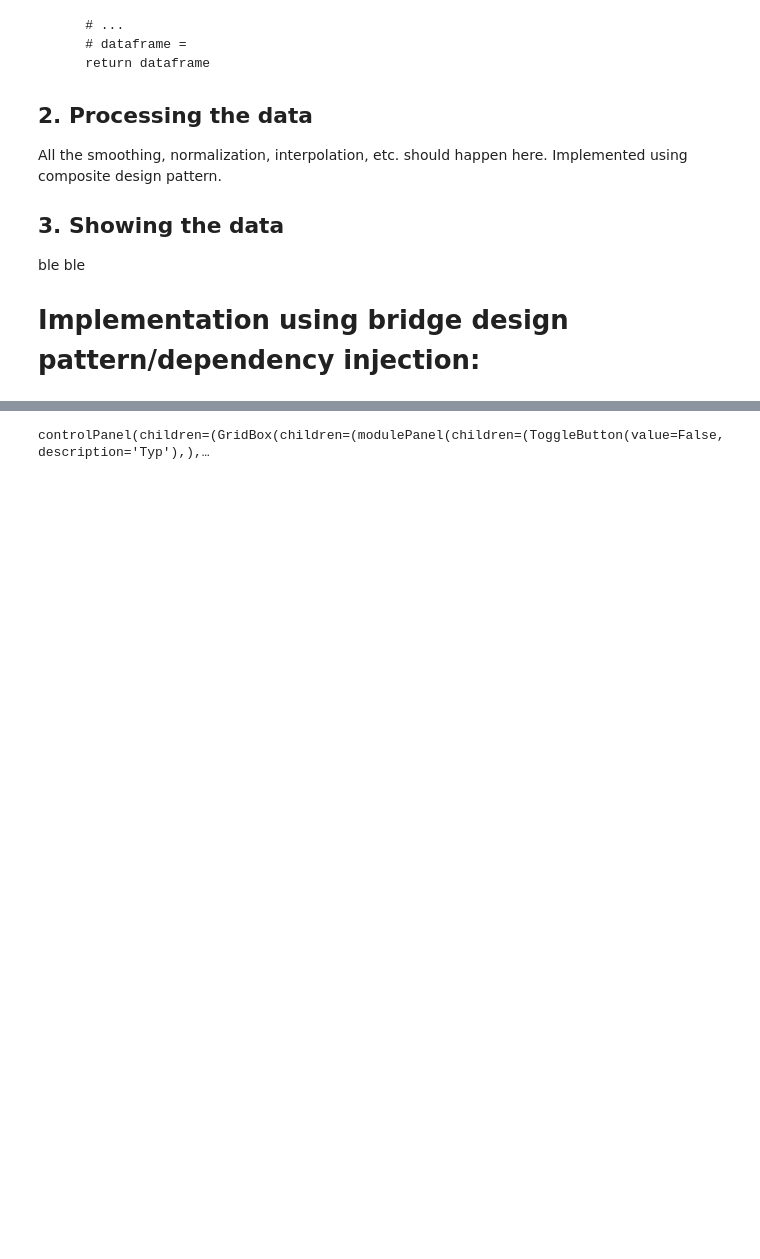
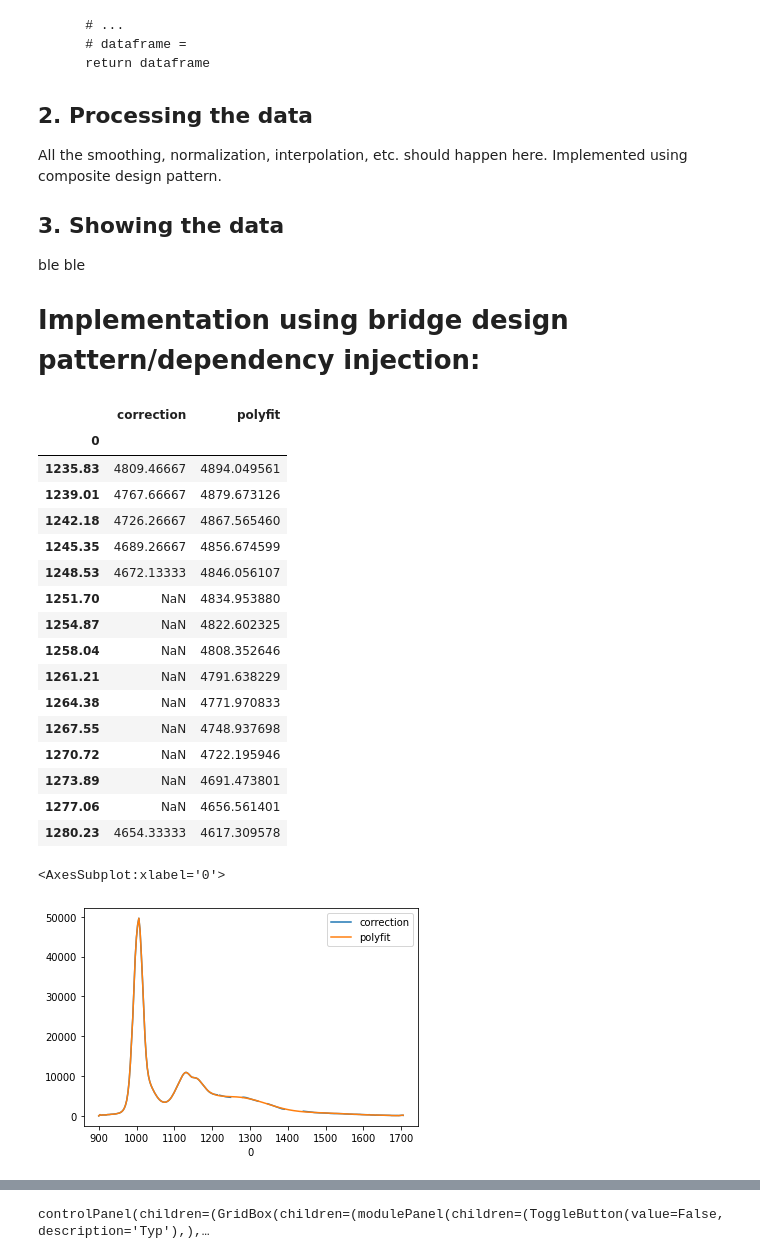
Before and after one commit to mkolany/jupyter, a Jupyter notebook: PythonLaboratory/FileParser.ipynb, the cells around one changed output, grey strips where cells are left out. Drawn from its saved outputs; the diff is of its cells as text; code cells hidden in the pictures; blank space fills up the shorter version.

```diff
--- a/PythonLaboratory/FileParser.ipynb
+++ b/PythonLaboratory/FileParser.ipynb
@@ -23 +40,67 @@ ble ble
+# %%
+normalize = DataHandler(name='normalize', handler=lambda df: np.true_divide(df, df.where(np.logical_and(df.index>800, df.index<1000)).min()))
+correction = DataHandler(name='correction', handler=lambda df: df.multiply(corr))
+# filtering = DataHandler(fft_filter)
+
+normalize2 = DataHandler(name='normalize2', handler=lambda df: df - df.where(np.logical_and(df.index>800, df.index<1000)).min()+1 )
+correction2 = DataHandler(name='correction2', handler=lambda df: df[~np.isnan(corr)])
+filtering2 = DataHandler(name='filtering2', handler=lambda df: df.replace(df.values, np.fft.irfft(np.array([e*(k<(df.size/6)) for k, e in enumerate(np.fft.rfft(df))]))))
+
+def polyfit_handler(df, from_index = 1185):
+
+    data4fit = df[from_index:]
+    idx = np.isfinite(data4fit.index) & np.isfinite(data4fit.values)
+    dm2_fit = np.polyval(np.polyfit(data4fit[idx].index, data4fit[idx].values, deg=9), data4fit.index)
+    # data=[*df[:from_index].values, *dm2_fit]
+    # plt.plot(data4fit.index, dm2_fit, marker = '.', ls='none', label='fullfit')
+    # plt.show()
+    # display(len(df[:from_index].values))
+    # display(len(dm2_fit))
+    # display(len(data))
+    # display(pd.DataFrame( data=data ))
+
+    return [*df[:from_index].values, *dm2_fit]
+
+polyfit = DataHandler(name='polyfit', handler=polyfit_handler)
+
+dm = DataModel(path=absorbance_data)
+dm2 = DataModel(path=fluorescence_data)
+# corr = DataMode(l(path=corr_data)
+
+
+# fig, ax1 = plt.subplots()
+# dm._pipeline.add(get_last_column_only)
+# dm2._pipeline.add(get_last_column_only)
+
+dm.add_to_pipeline(normalize2)
+dm2.add_to_pipeline(correction, polyfit)
+
+# plt.plot(data4fit.index, dm2_fit, marker = '.', ls='none', label='fullfit')
+# dm2.data.plot(marker = '.', ls='none',label='polyfit')
+# ax1.legend(frameon=False,ncol=3,fontsize=8,loc='upper right')
+# plt.show()
+# dm2_fit
+# display(dm2.raw_data)
+display(dm2.raw_data.iloc[105:120,4:7])
+dm2.raw_data.iloc[:,4:7].plot()
+# %% [output]
+|  | correction | polyfit |
+| 0 |  |  |
+| 1235.83 | 4809.46667 | 4894.049561 |
+| 1239.01 | 4767.66667 | 4879.673126 |
+| 1242.18 | 4726.26667 | 4867.565460 |
+| 1245.35 | 4689.26667 | 4856.674599 |
+| 1248.53 | 4672.13333 | 4846.056107 |
+| 1251.70 | NaN | 4834.953880 |
+| 1254.87 | NaN | 4822.602325 |
+| 1258.04 | NaN | 4808.352646 |
+| 1261.21 | NaN | 4791.638229 |
+| 1264.38 | NaN | 4771.970833 |
+| 1267.55 | NaN | 4748.937698 |
+| 1270.72 | NaN | 4722.195946 |
+| 1273.89 | NaN | 4691.473801 |
+| 1277.06 | NaN | 4656.561401 |
+| 1280.23 | 4654.33333 | 4617.309578 |
+<AxesSubplot:xlabel='0'>
+[figure, added]
 # %%
```
Also changed, not shown: parts of 2 cells of this notebook, 1 other file.
